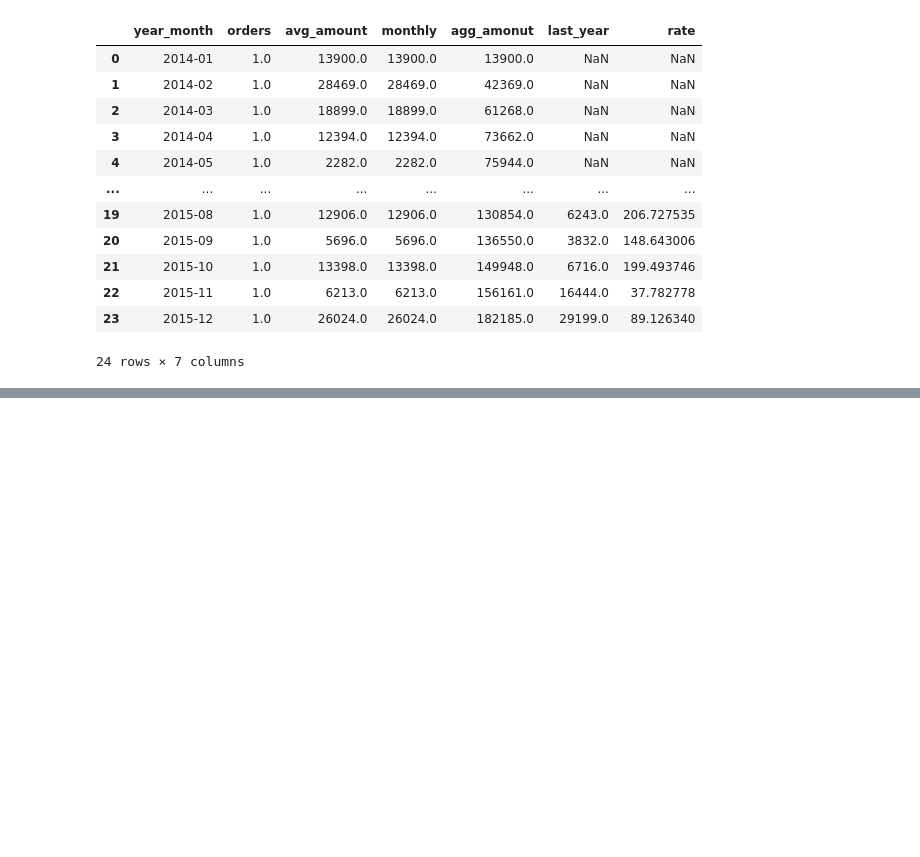
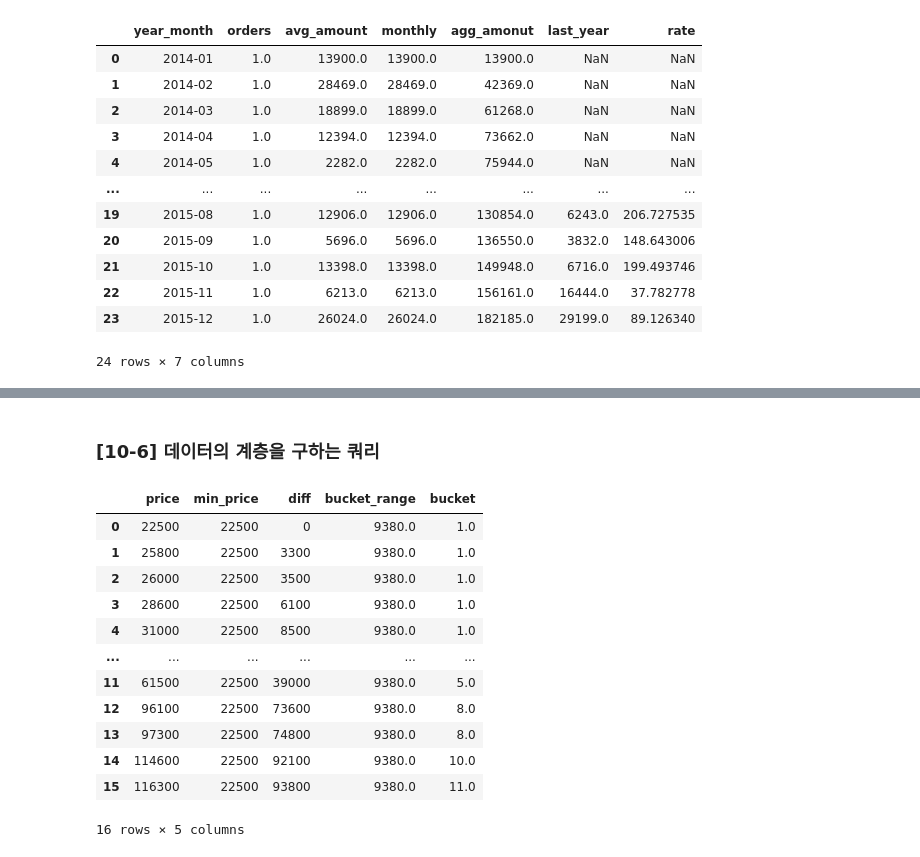
Before and after one commit to mittwoch09/Today-I-Learned, a Jupyter notebook: DataAnalysis/data_extraction_to_understand_sales.ipynb, the cells around one changed output, grey strips where cells are left out. Drawn from its saved outputs; the diff is of its cells as text; code cells hidden in the pictures; blank space fills up the shorter version.

```diff
--- a/DataAnalysis/data_extraction_to_understand_sales.ipynb
+++ b/DataAnalysis/data_extraction_to_understand_sales.ipynb
@@ -654,0 +698,58 @@ select(query_104)
+# %% [markdown]
+### [10-6] 데이터의 계층을 구하는 쿼리
+# %%
+query_106 = """
+        WITH
+        stats AS (
+         SELECT
+            -- 금액의 최대값
+            MAX(price) AS max_price
+            -- 금액의 최소값
+          , MIN(price) AS min_price
+            -- 금액의 범위
+          , MAX(price) - MIN(price) AS range_price
+            -- 계층 수
+          , 10 AS bucket_num
+         FROM
+            purchase_detail_log
+        )
+        , purchase_log_with_bucket AS (
+           SELECT
+              price
+            , min_price
+              -- 정규화 금액 : 대상 금액에서 최소 금액을 뺀 것
+            , price - min_price AS diff
+              -- 계층 범위 : 금액 범위를 계층 수로 나눈 것
+            , 1.0 * range_price / bucket_num AS bucket_range
+              -- 계층 판정 : FLOOR(<정규화 금액> / <계층 범위>)
+            , FLOOR(
+               1.0 * (price - min_price)
+               / (1.0 * range_price / bucket_num)
+                 -- index가 1부터 시작하므로 1만큼 더하기
+               ) + 1 AS bucket
+              -- PostgreSQL의 경우 아래와 같아 with_bucket 함수 사용 가능
+              -- with_bucket(price, min_price, max_price, bucket_num)
+            FROM
+               purchase_detail_log, stats
+        )
+        SELECT *
+        FROM purchase_log_with_bucket
+        ORDER BY price
+        ;
+        """
+
+select(query_106)
+# %% [output]
+|  | price | min_price | diff | bucket_range | bucket |
+| 0 | 22500 | 22500 | 0 | 9380.0 | 1.0 |
+| 1 | 25800 | 22500 | 3300 | 9380.0 | 1.0 |
+| 2 | 26000 | 22500 | 3500 | 9380.0 | 1.0 |
+| 3 | 28600 | 22500 | 6100 | 9380.0 | 1.0 |
+| 4 | 31000 | 22500 | 8500 | 9380.0 | 1.0 |
+| ... | ... | ... | ... | ... | ... |
+| 11 | 61500 | 22500 | 39000 | 9380.0 | 5.0 |
+| 12 | 96100 | 22500 | 73600 | 9380.0 | 8.0 |
+| 13 | 97300 | 22500 | 74800 | 9380.0 | 8.0 |
+| 14 | 114600 | 22500 | 92100 | 9380.0 | 10.0 |
+| 15 | 116300 | 22500 | 93800 | 9380.0 | 11.0 |
+16 rows × 5 columns
```
Also changed, not shown: parts of 28 cells of this notebook.
